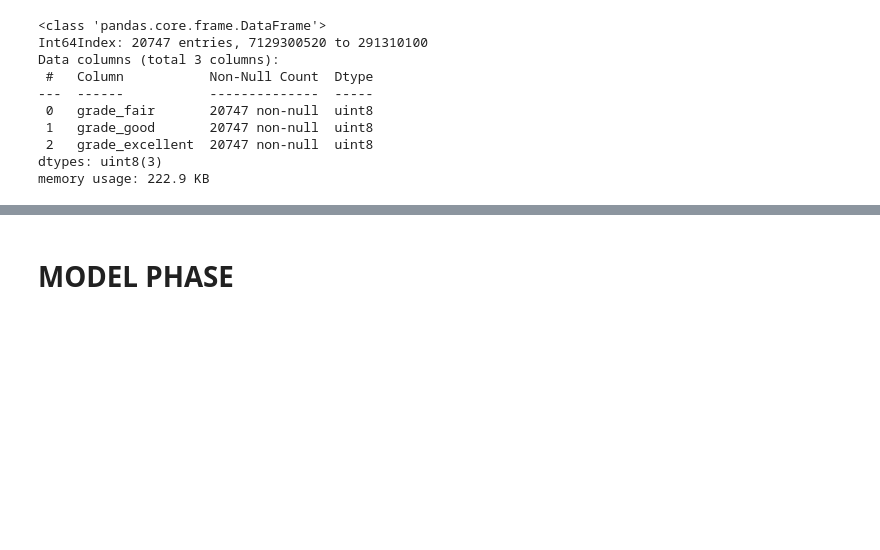
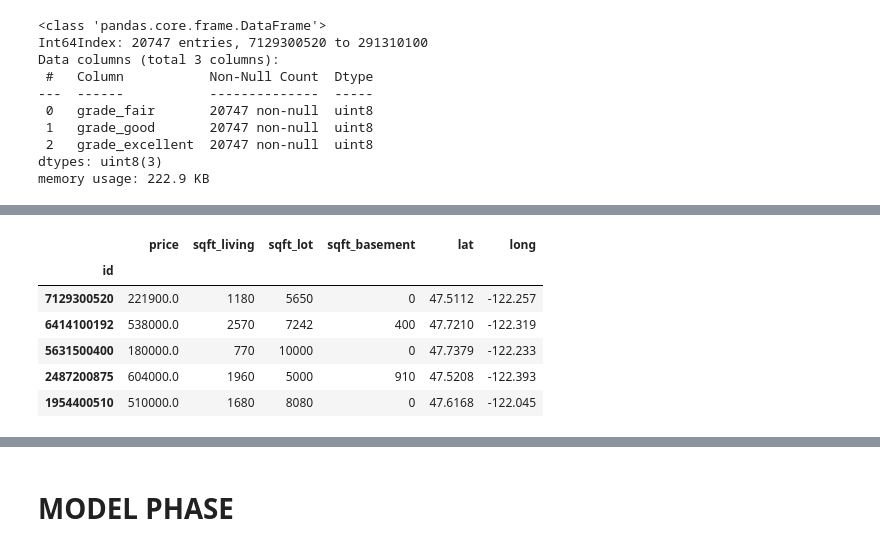
Before and after one commit to emilio027/King-s-County-Housing-Data-Linear-Regression-Analysis, a Jupyter notebook: Main Notebook.ipynb, the cells around one changed output, grey strips where cells are left out. Drawn from its saved outputs; the diff is of its cells as text; code cells hidden in the pictures; blank space fills up the shorter version.

```diff
--- a/Main Notebook.ipynb
+++ b/Main Notebook.ipynb
@@ -907,0 +971,11 @@ memory usage: 222.9 KB
+# %%
+df2 = df.drop(columns=['bedrooms','bathrooms','floors','waterfront','view','condition','grade','yr_built','has_renovated','grade_bins','yr_bins','zipcode'])
+df2.head()
+# %% [output]
+|  | price | sqft_living | sqft_lot | sqft_basement | lat | long |
+| id |  |  |  |  |  |  |
+| 7129300520 | 221900.0 | 1180 | 5650 | 0 | 47.5112 | -122.257 |
+| 6414100192 | 538000.0 | 2570 | 7242 | 400 | 47.7210 | -122.319 |
+| 5631500400 | 180000.0 | 770 | 10000 | 0 | 47.7379 | -122.233 |
+| 2487200875 | 604000.0 | 1960 | 5000 | 910 | 47.5208 | -122.393 |
+| 1954400510 | 510000.0 | 1680 | 8080 | 0 | 47.6168 | -122.045 |
```
Also changed, not shown: parts of 39 cells of this notebook.
